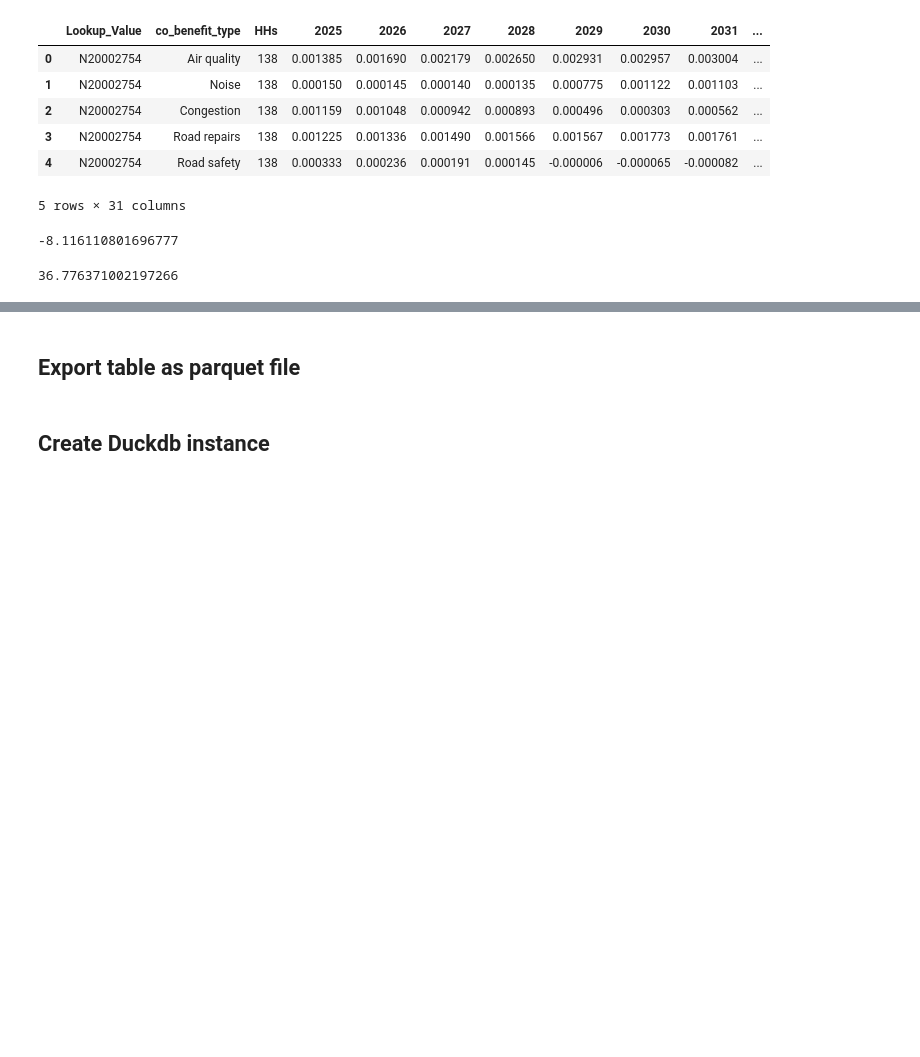
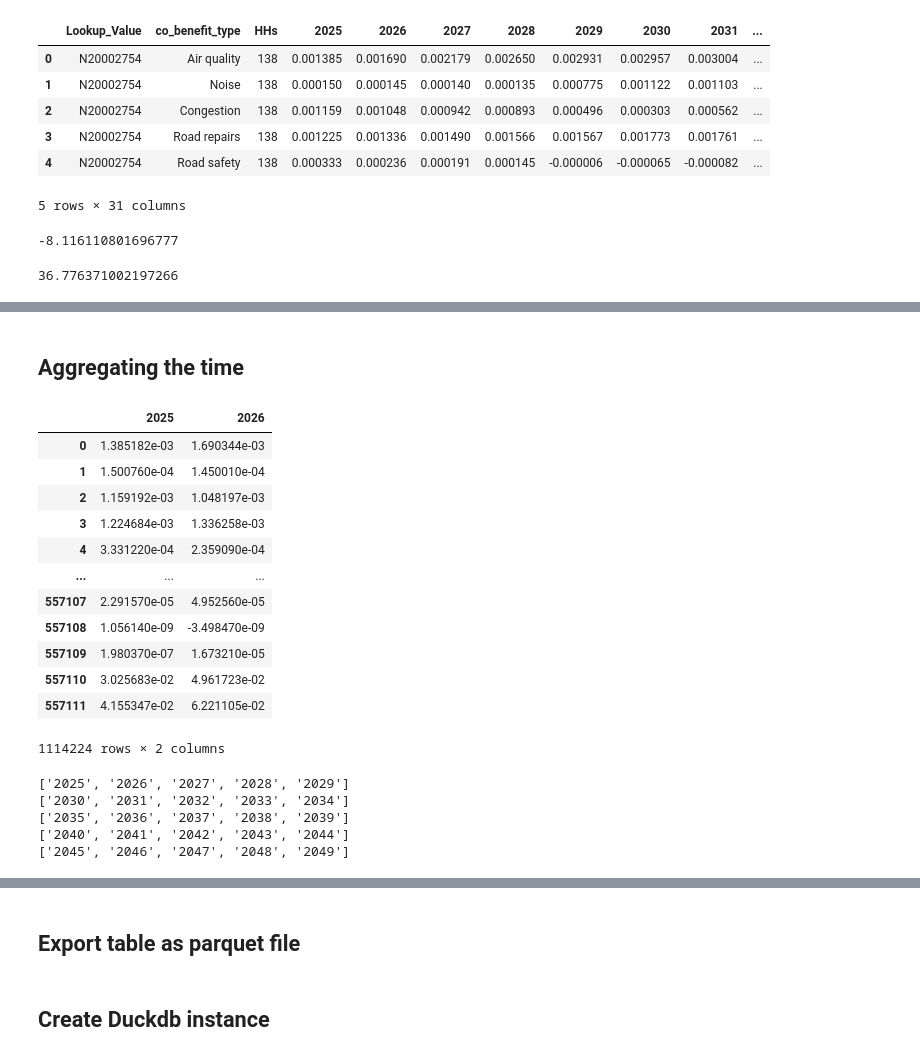
Before and after one commit to gwennan/CoBenefits, a Jupyter notebook: dataProcess.ipynb, the cells around one changed output, grey strips where cells are left out. Saved outputs shown, nothing was run; the diff lists cells and outputs as text; code cells hidden in the pictures; blank space fills up the shorter version.

```diff
--- a/dataProcess.ipynb
+++ b/dataProcess.ipynb
@@ -75 +75,3 @@ total              float32
 dtype: object
+# %% [markdown]
+## Aggregating the time
@@ -75,0 +84,28 @@ dtype: object
+# %%
+df[["2025", "2026"]]
+# %% [output]
+|  | 2025 | 2026 |
+| 0 | 1.385182e-03 | 1.690344e-03 |
+| 1 | 1.500760e-04 | 1.450010e-04 |
+| 2 | 1.159192e-03 | 1.048197e-03 |
+| 3 | 1.224684e-03 | 1.336258e-03 |
+| 4 | 3.331220e-04 | 2.359090e-04 |
+| ... | ... | ... |
+| 557107 | 2.291570e-05 | 4.952560e-05 |
+| 557108 | 1.056140e-09 | -3.498470e-09 |
+| 557109 | 1.980370e-07 | 1.673210e-05 |
+| 557110 | 3.025683e-02 | 4.961723e-02 |
+| 557111 | 4.155347e-02 | 6.221105e-02 |
+1114224 rows × 2 columns
+# %%
+for i in range(0, len(years) - ( time_step - 1), time_step):
+    window_years = [str(year) for year in years[i:i+5]]
+    print(window_years)
+    window_sum = df[window_years].sum(axis=1)
+    df[f'{window_years[0]}-{window_years[-1]}'] = window_sum
+# %% [output]
+['2025', '2026', '2027', '2028', '2029']
+['2030', '2031', '2032', '2033', '2034']
+['2035', '2036', '2037', '2038', '2039']
+['2040', '2041', '2042', '2043', '2044']
+['2045', '2046', '2047', '2048', '2049']
```
Also changed, not shown: parts of 8 cells of this notebook, 2 other files.
